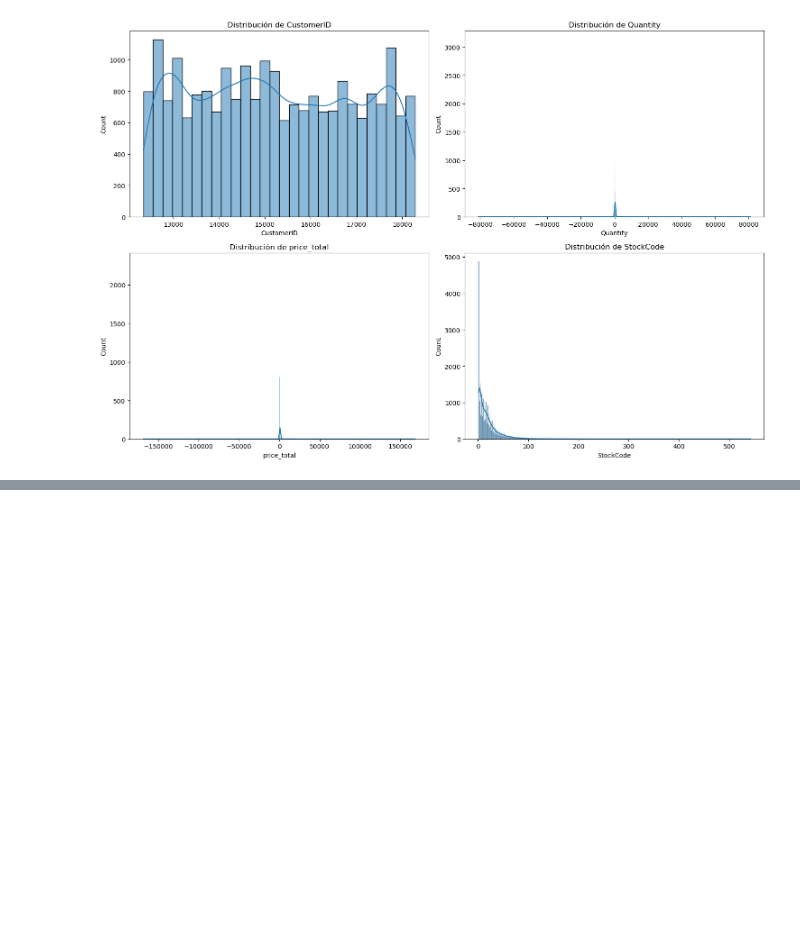
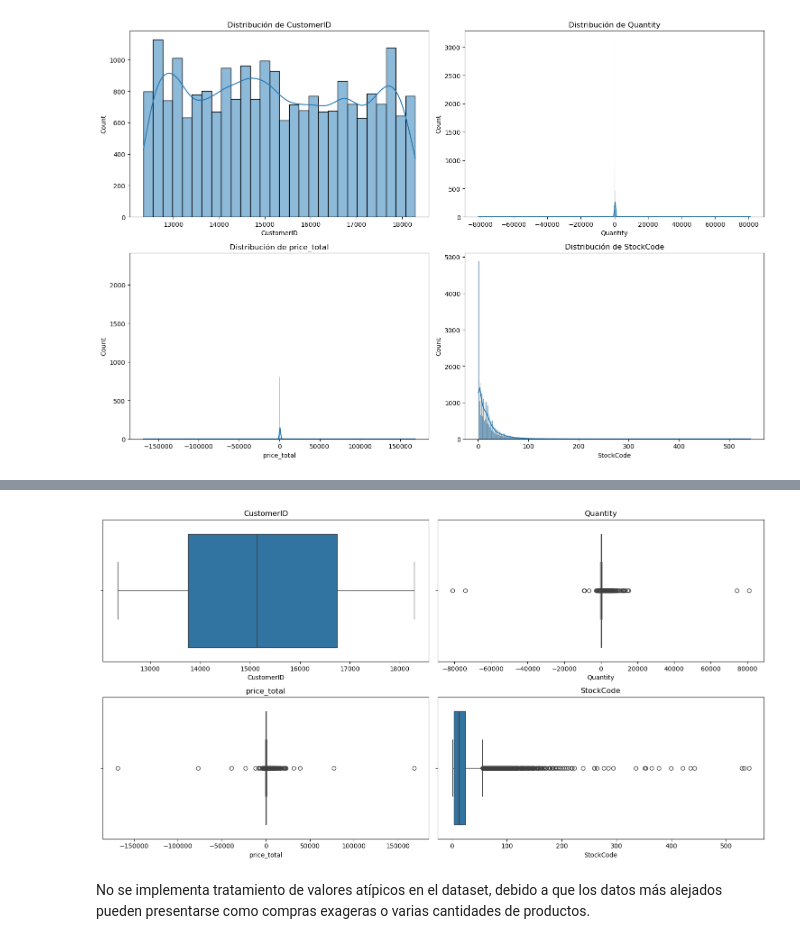
Before and after one commit to ctobar96/Latam_DataScience2024, a Jupyter notebook: Proyectos_MachineLearning/Desafio_SegmentaciónClientes/SegmentacionClientes.ipynb, the cells around one changed output, grey strips where cells are left out. Drawn from its saved outputs; the diff is of its cells as text; code cells hidden in the pictures; blank space fills up the shorter version.

Commit message:
Limpieza de datos, la data se encuentra ya procesada, no necesita eliminación de valores atípicos o de valores nulos.

```diff
--- a/Proyectos_MachineLearning/Desafio_SegmentaciónClientes/SegmentacionClientes.ipynb
+++ b/Proyectos_MachineLearning/Desafio_SegmentaciónClientes/SegmentacionClientes.ipynb
@@ -132,0 +127,14 @@ plt.show()
+# %%
+# Creamos un boxplot para cada variables numérica
+plt.figure(figsize=(15, 8))
+for i, col in enumerate(numeric_columns, 1):
+    plt.subplot(2, 2, i)
+    sns.boxplot(x=df[col])
+    plt.title(col)
+
+plt.tight_layout()
+plt.show()
+# %% [output]
+[figure, added]
+# %% [markdown]
+No se implementa tratamiento de valores atípicos en el dataset, debido a que los datos más alejados pueden presentarse como compras exageras o varias cantidades de productos.
```
Also changed, not shown: parts of 4 cells of this notebook.
